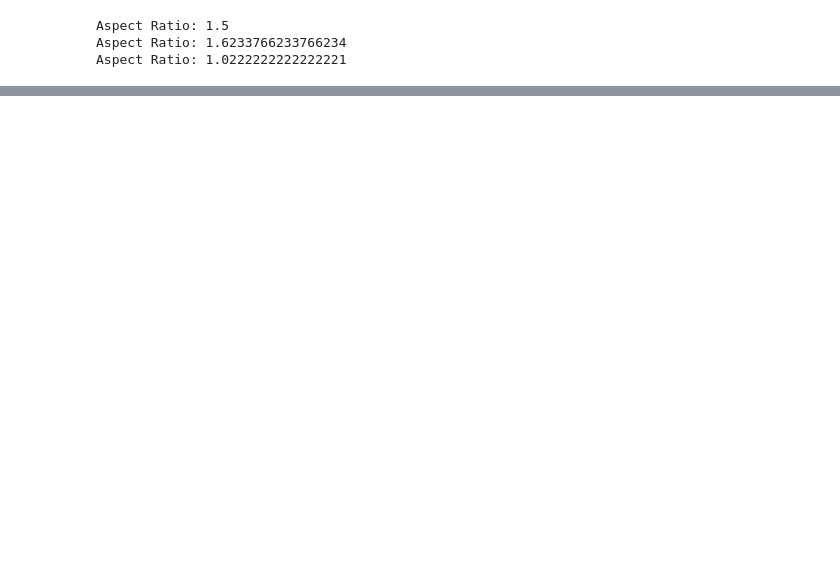
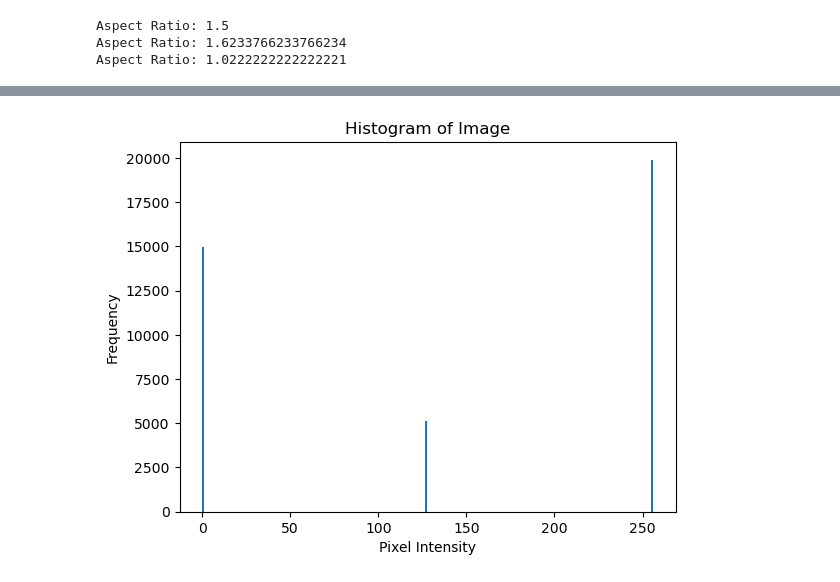
Before and after one commit to AnitaRostami/OpenCVExplorer, a Jupyter notebook: OpenCV.ipynb, the cells around one changed output, grey strips where cells are left out. Cells and saved outputs as stored; diff of their text form; code cells hidden in the pictures; blank space fills up the shorter version.

```diff
--- a/OpenCV.ipynb
+++ b/OpenCV.ipynb
@@ -1393,0 +1418,21 @@ Aspect Ratio: 1.0222222222222221
+# %%
+# Create a 200x200 grayscale image
+img = np.zeros((200, 200), np.uint8)
+cv2.rectangle(img, pt1=(0, 100), pt2=(200, 200), color=255, thickness=-1)
+cv2.rectangle(img, pt1=(0, 50), pt2=(100, 100), color=127, thickness=-1)
+
+# Display the image
+cv2.imshow('Image', img)
+
+# Plot histogram
+plt.hist(img.ravel(), bins=255, range=(0, 256))
+plt.xlabel('Pixel Intensity')
+plt.ylabel('Frequency')
+plt.title('Histogram of Image')
+plt.show()
+
+# Wait for keypress and close windows
+cv2.waitKey(0)
+cv2.destroyAllWindows()
+# %% [output]
+[figure, added]
```
Also changed, not shown: parts of 8 cells of this notebook, 2 other files.
